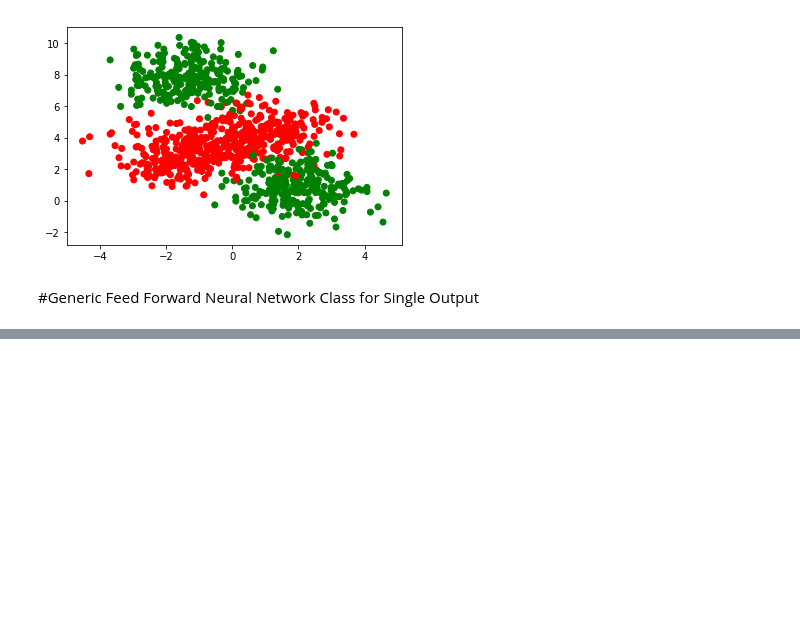
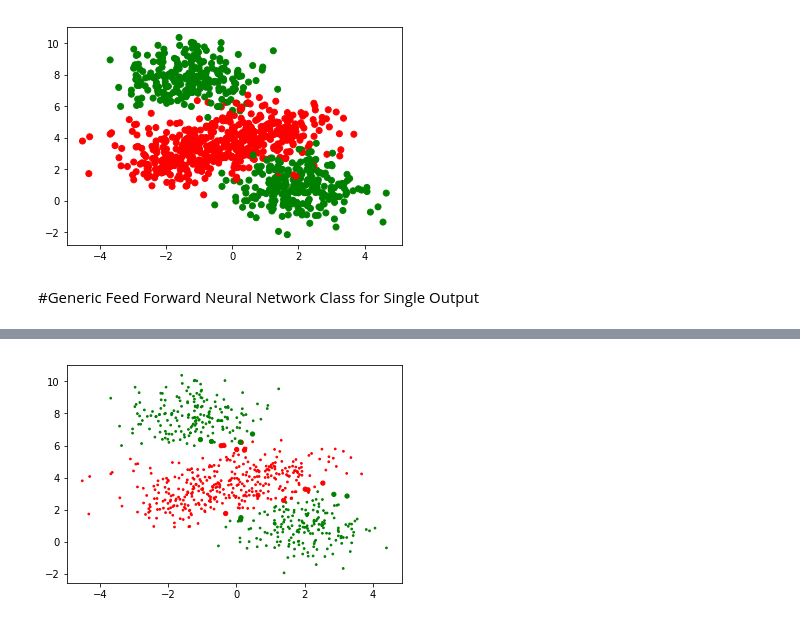
Before and after one commit to aborundiya/NeuralNetwork, a Jupyter notebook: GenericNeuralNetwork.ipynb, the cells around one changed output, grey strips where cells are left out. Saved outputs shown, nothing was run; the diff lists cells and outputs as text; code cells hidden in the pictures; blank space fills up the shorter version.

```diff
--- a/GenericNeuralNetwork.ipynb
+++ b/GenericNeuralNetwork.ipynb
@@ -101,0 +142,5 @@ ffn = GenericFFNN(2,1)
+# %%
+plt.scatter(X_train[:,0],X_train[:,1],c=Y_pred_binarised_train, cmap =my_cmap, s = 15 * (np.abs(Y_pred_binarised_train-Y_train)+0.2))
+plt.show()
+# %% [output]
+[figure, added]
```
Also changed, not shown: parts of 5 cells of this notebook.
